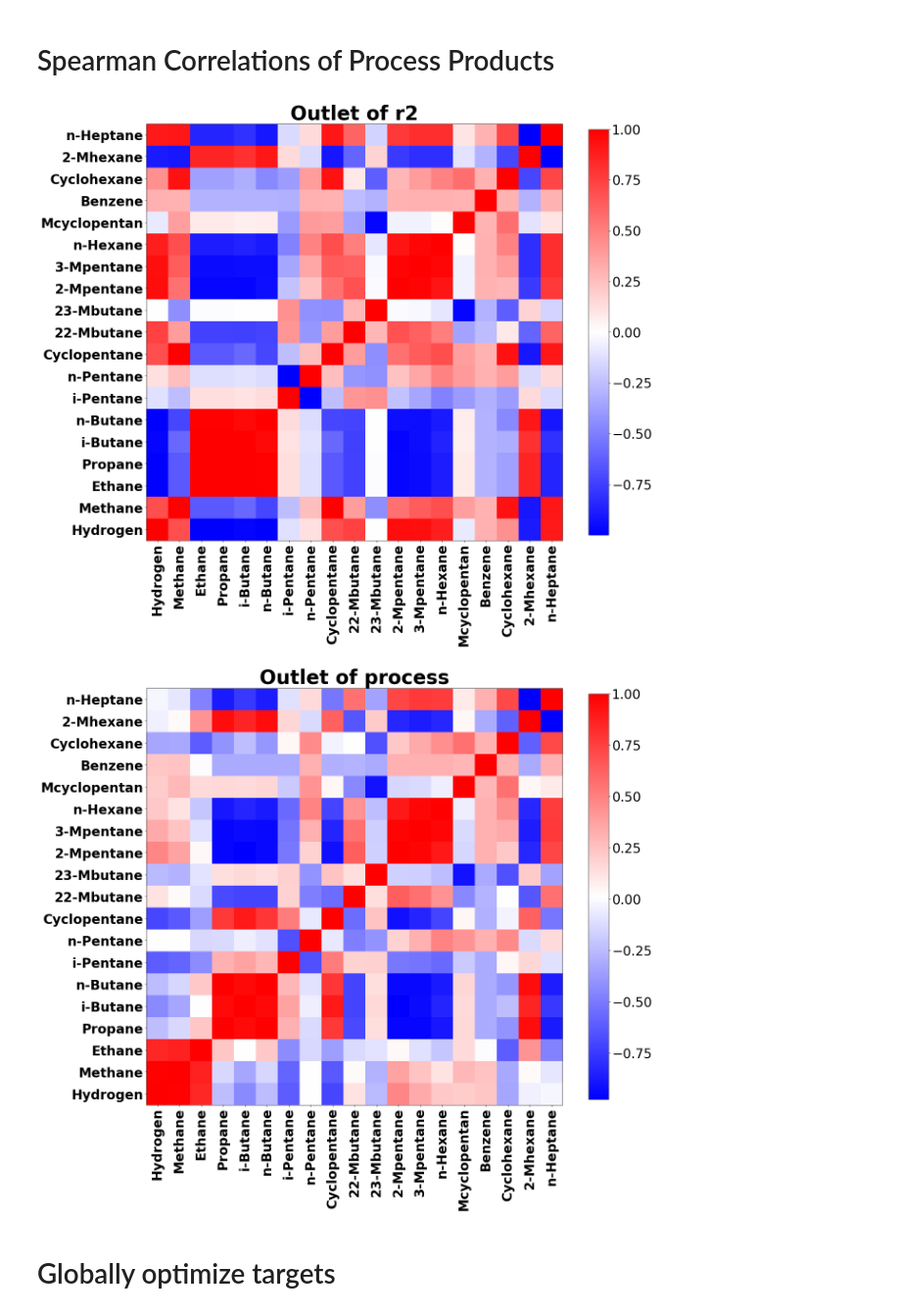
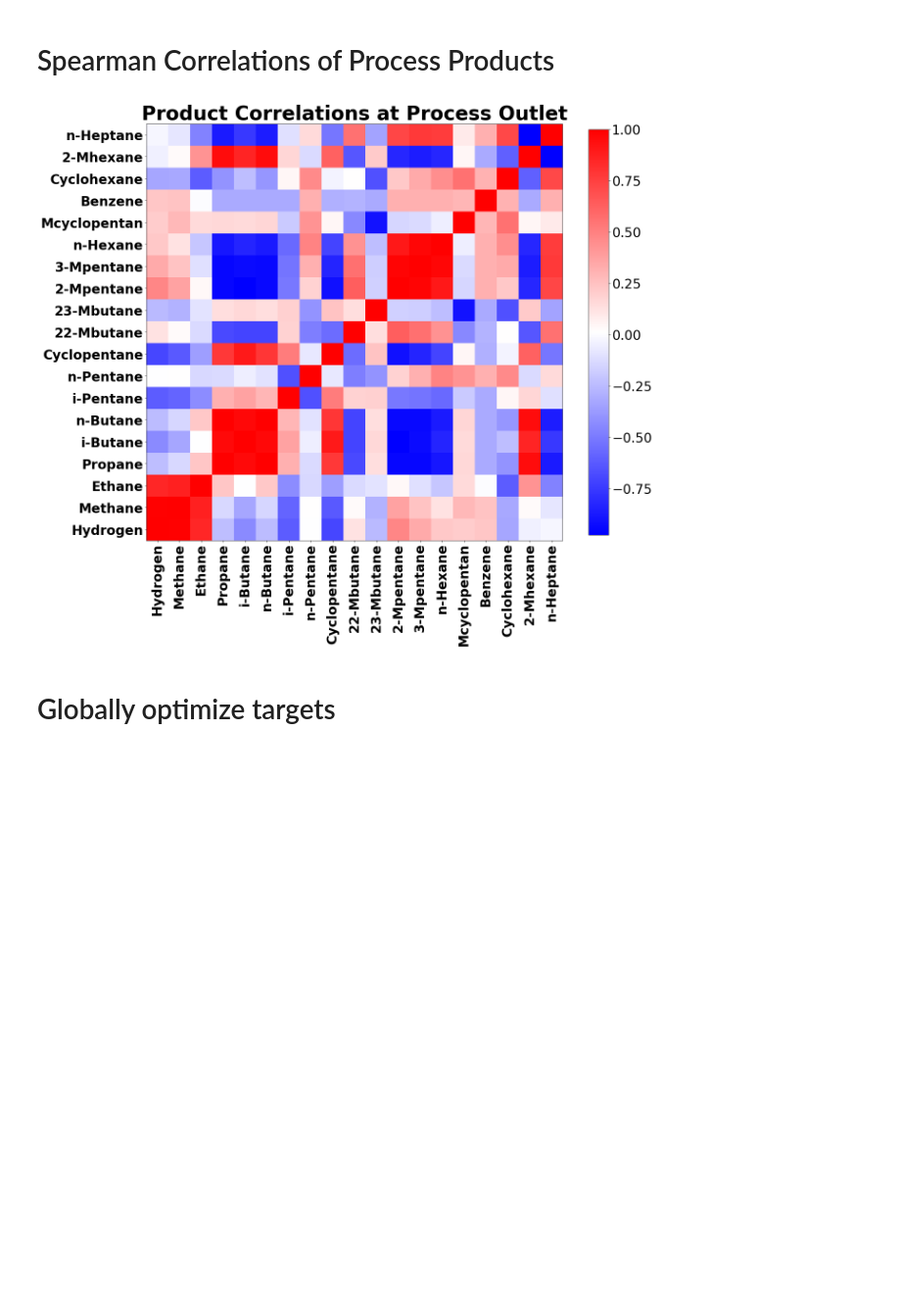
Before and after one commit to KISRDevelopment/iso-exploration, a Jupyter notebook: global_optima.ipynb, the cells around one changed output. Shown at 98% size. Drawn from its saved outputs; the diff is of its cells as text; code cells hidden in the pictures; blank space fills up the shorter version.

```diff
--- a/global_optima.ipynb
+++ b/global_optima.ipynb
@@ -112,4 +115,6 @@ legend = ax.legend(loc='upper center',
                   prop={'weight':'bold', 'size':36})
 for line in legend.get_lines():
     line.set_linewidth(12.0)
+ax.set_title('R1 Temperature vs. Outlet Product Proportions', fontsize=42, fontweight='bold')
+plt.savefig("tmp/fig4.tiff", bbox_inches='tight', transparent=True, pad_inches=0, dpi=300, pil_kwargs={"compression": "tiff_lzw"})
 # %% [output]
@@ -117,24 +121,0 @@ for line in legend.get_lines():
-# %%
-col_maxes = np.array([np.max(sdf['process_%s' % c]) for c in product_cols])
-eligible_cols = col_maxes < 0.1
-small_product_cols = np.array(product_cols)[eligible_cols]
-small_product_colors = np.array(product_colors)[eligible_cols]
-
-f, ax = plt.subplots(1, 1, figsize=(20, 10))
-for col, color in zip(small_product_cols, small_product_colors):
-    ax.plot(sdf['r1_temp'], sdf['process_%s' % col], linewidth=5, marker='o', markersize=10, label=col, color=color)
-
-ax.tick_params(axis='x', labelsize=34)
-ax.tick_params(axis='y', labelsize=34)
-ax.set_xlabel('R1 Temperature (C)', fontsize=36, fontweight='bold')
-ax.set_ylabel('Proportion', fontsize=36, fontweight='bold')
-ax.grid('both')
-legend = ax.legend(loc='upper center',
-                  frameon=False,
-                  bbox_to_anchor=(0.5, -.15),
-                  fancybox=False,
-                  shadow=False,
-                  ncol=3,
-                  prop={'weight':'bold', 'size':36})
-for line in legend.get_lines():
-    line.set_linewidth(12.0)
@@ -153,38 +132,38 @@ product_cols = [
 "i-Pentane",
 "n-Pentane",
 "Cyclopentane",
 "22-Mbutane",
 "23-Mbutane",
 "2-Mpentane",
 "3-Mpentane",
 "n-Hexane",
 "Mcyclopentan",
 "Benzene",
 "Cyclohexane",
 "2-Mhexane",
 "n-Heptane"]
 
-for outlet in ['r2', 'process']:
+for outlet in ['process']:
     actual_cols = ["%s_%s" % (outlet, c) for c in product_cols]
 
 #     Z = rng.random((df.shape[0], len(product_cols)))
 #     Z = np.exp(Z) / np.sum(np.exp(Z), axis=1, keepdims=True)
 #     df[actual_cols] = Z
-    corr_mat = df[actual_cols].corr('spearman')
+    corr_mat = dfe[actual_cols].corr('spearman')
     n = len(actual_cols)
 
     f, ax = plt.subplots(1, 1, figsize=(20, 20))
     im = ax.imshow(corr_mat, origin='lower', cmap='bwr')
     ax.set_xticks(np.arange(n))
     ax.set_xticklabels(product_cols, rotation=90, fontsize=28, fontweight='bold')
     ax.set_yticks(np.arange(n))
     ax.set_yticklabels(product_cols, fontsize=28, fontweight='bold')
     cbar = f.colorbar(im, ax=ax, shrink=0.8)
     cbar.ax.tick_params(labelsize=28)
-    ax.set_title("Outlet of %s" % outlet, fontsize=42, fontweight='bold')
+    ax.set_title("Product Correlations at Process Outlet", fontsize=42, fontweight='bold')
+plt.savefig("tmp/fig5.tiff", bbox_inches='tight', transparent=True, pad_inches=0, dpi=300, pil_kwargs={"compression": "tiff_lzw"})
 # %% [output]
-[figure, old version]
+[figure, new version]
-[figure, removed]
 # %% [markdown]
 # Globally optimize targets
 # %%
```
Also changed, not shown: parts of 17 cells of this notebook, 2 other files.
